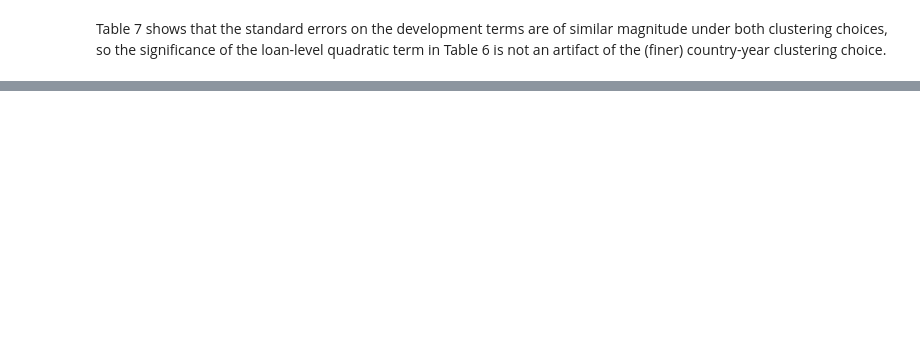
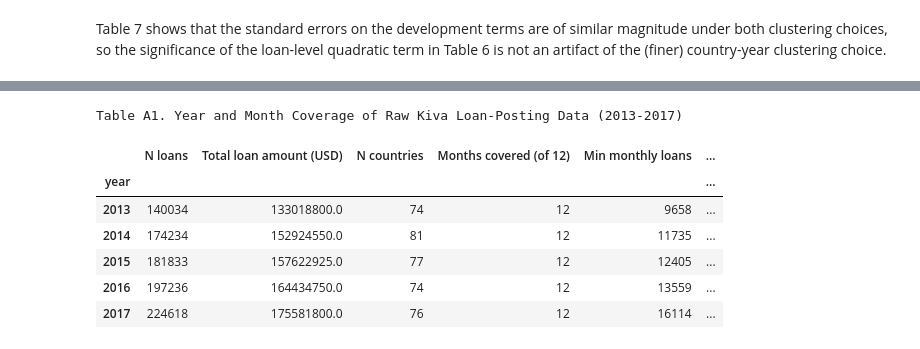
Before and after one commit to KexingYan/Essay, a Jupyter notebook: paper_publication_version.ipynb, the cells around one changed output, grey strips where cells are left out. Cells and saved outputs as stored; diff of their text form; code cells hidden in the pictures; blank space fills up the shorter version.

```diff
--- a/paper_publication_version.ipynb
+++ b/paper_publication_version.ipynb
@@ -1082,0 +1826,21 @@ loan purpose as countries develop.
+# %%
+appendix_year_coverage = pd.read_csv("outputs/table_year_month_coverage.csv").rename(columns={
+    "n_loans": "N loans",
+    "total_loan_amount_usd": "Total loan amount (USD)",
+    "n_countries": "N countries",
+    "n_months_covered": "Months covered (of 12)",
+    "min_monthly_loans": "Min monthly loans",
+    "max_monthly_loans": "Max monthly loans",
+    "pct_of_2014_n_loans": "N loans, % of 2014",
+})
+print("Table A1. Year and Month Coverage of Raw Kiva Loan-Posting Data (2013-2017)")
+display(appendix_year_coverage.set_index("year"))
+# %% [output]
+Table A1. Year and Month Coverage of Raw Kiva Loan-Posting Data (2013-2017)
+|  | N loans | Total loan amount (USD) | N countries | Months covered (of 12) | Min monthly loans | ... |
+| year |  |  |  |  |  | ... |
+| 2013 | 140034 | 133018800.0 | 74 | 12 | 9658 | ... |
+| 2014 | 174234 | 152924550.0 | 81 | 12 | 11735 | ... |
+| 2015 | 181833 | 157622925.0 | 77 | 12 | 12405 | ... |
+| 2016 | 197236 | 164434750.0 | 74 | 12 | 13559 | ... |
+| 2017 | 224618 | 175581800.0 | 76 | 12 | 16114 | ... |
```
Also changed, not shown: parts of 32 cells of this notebook, 9 other files.
